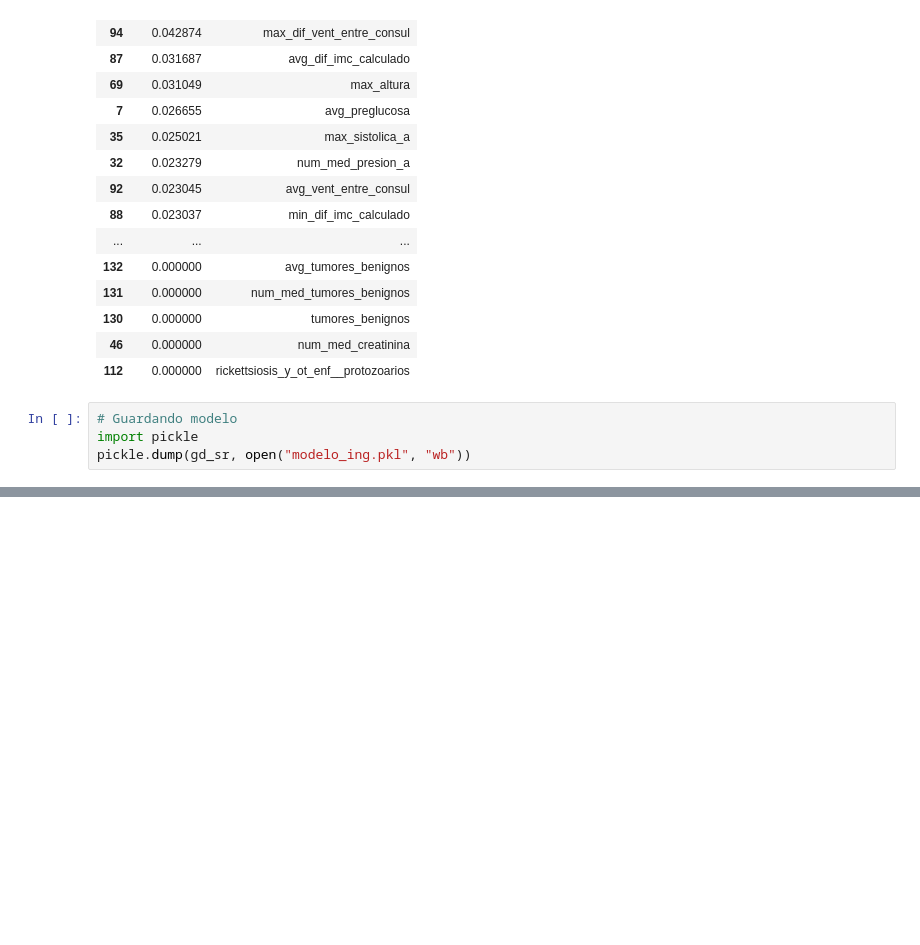
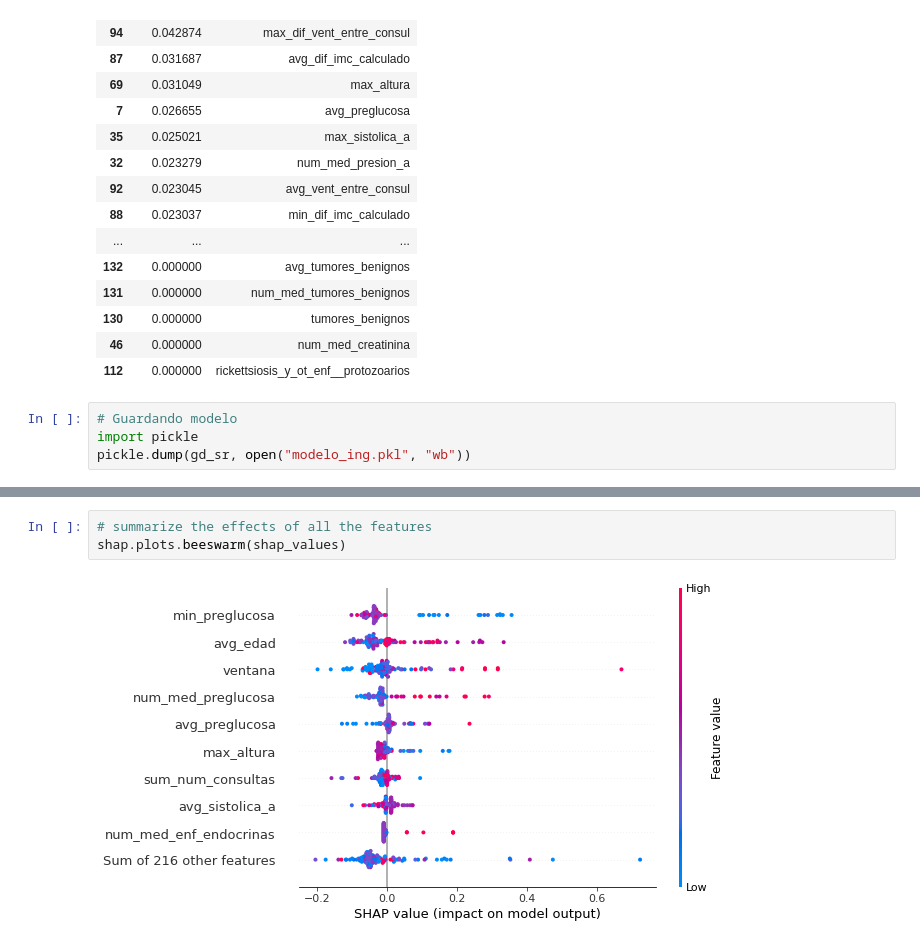
Before and after one commit to AideJGC/ProyectoDIABETIA_Estancia, a Jupyter notebook: notebooks/Feature_Selection.ipynb, the cells around one changed output, grey strips where cells are left out. Drawn from its saved outputs; the diff is of its cells as text; blank space fills up the shorter version.

```diff
--- a/notebooks/Feature_Selection.ipynb
+++ b/notebooks/Feature_Selection.ipynb
@@ -823,0 +843,5 @@ pickle.dump(gd_sr, open("modelo_ing.pkl", "wb"))
+# %%
+# summarize the effects of all the features
+shap.plots.beeswarm(shap_values)
+# %% [output]
+[figure, added]
```
Also changed, not shown: parts of 6 cells of this notebook.
